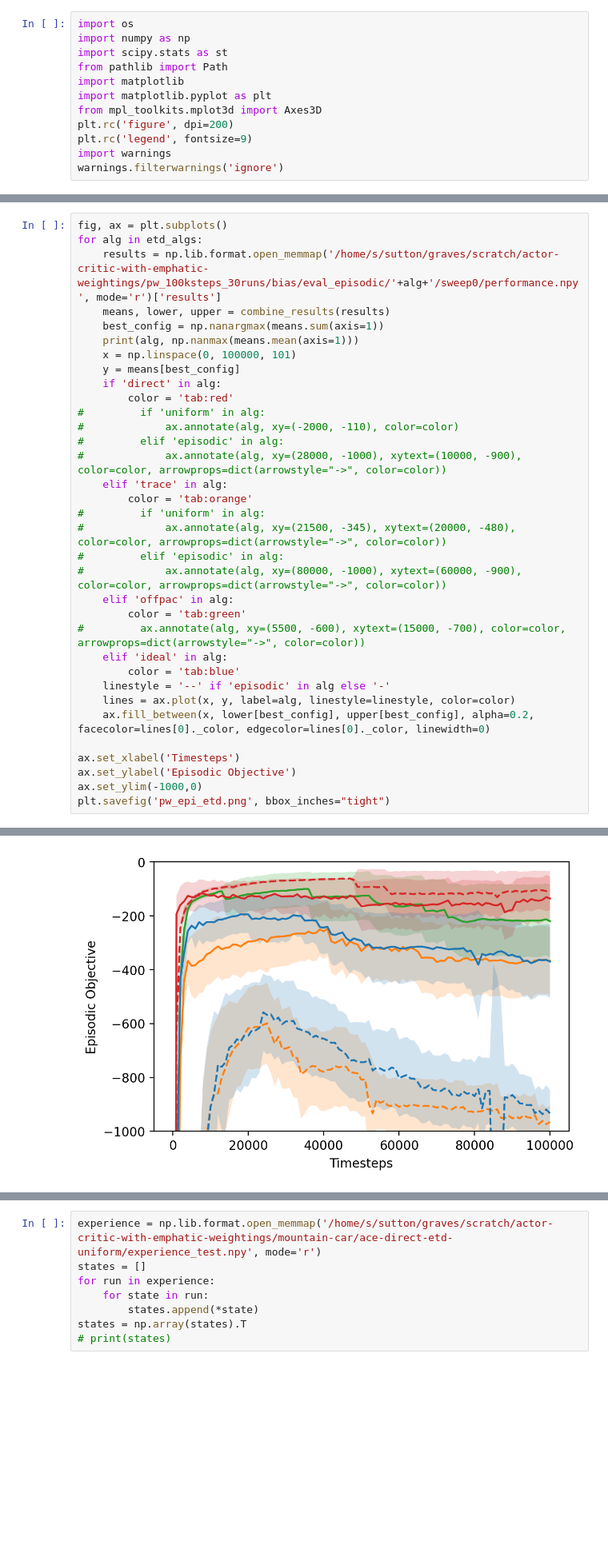
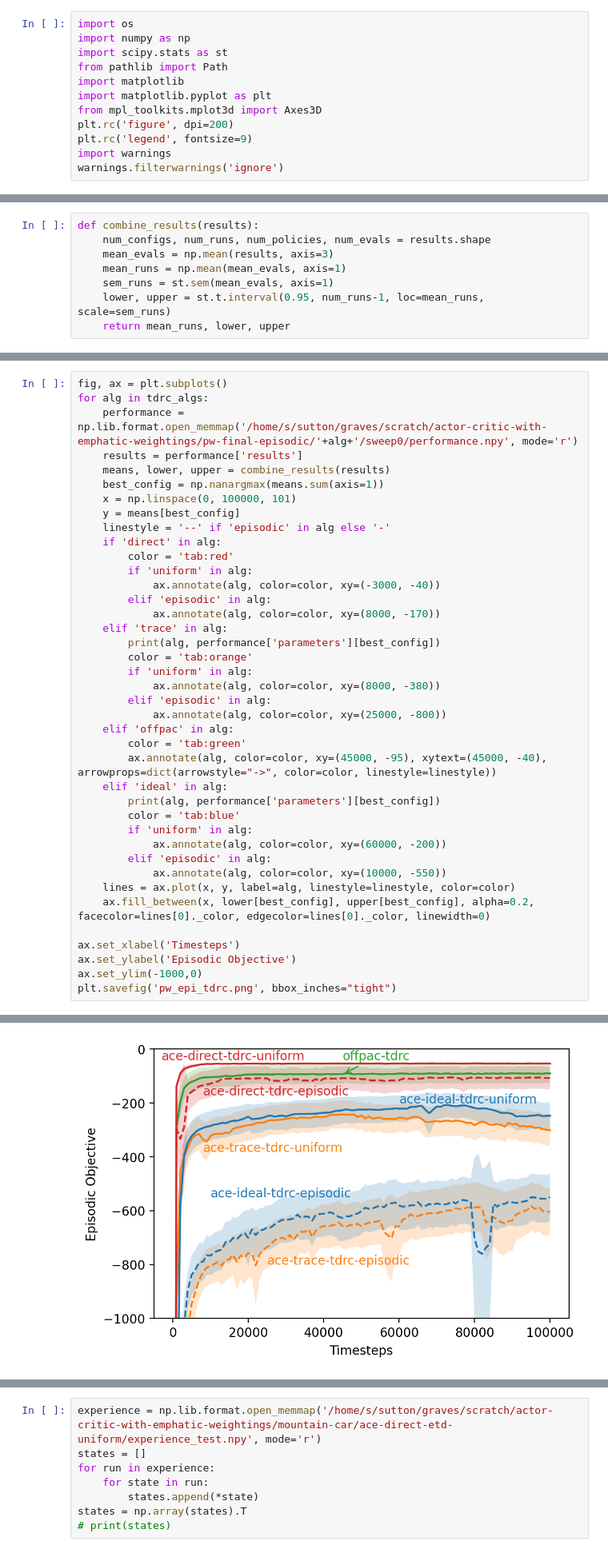
Before and after one commit to gravesec/actor-critic-with-emphatic-weightings, a Jupyter notebook: puddle-world.ipynb, the cells around one changed output, grey strips where cells are left out. Shown at 80% size. Drawn from its saved outputs; the diff is of its cells as text; blank space fills up the shorter version.

```diff
--- a/puddle-world.ipynb
+++ b/puddle-world.ipynb
@@ -38,3 +16,11 @@ def load_results(alg):
+# %%
+def combine_results(results):
+    num_configs, num_runs, num_policies, num_evals = results.shape
+    mean_evals = np.mean(results, axis=3)
+    mean_runs = np.mean(mean_evals, axis=1)
+    sem_runs = st.sem(mean_evals, axis=1)
+    lower, upper = st.t.interval(0.95, num_runs-1, loc=mean_runs, scale=sem_runs)
+    return mean_runs, lower, upper
 # %%
 etd_algs = ['ace-trace-etd-episodic', 'ace-trace-etd-uniform', 'offpac-etd', 'ace-direct-etd-episodic', 'ace-direct-etd-uniform', 'ace-ideal-etd-episodic', 'ace-ideal-etd-uniform']
 tdrc_algs = ['ace-trace-tdrc-episodic', 'ace-trace-tdrc-uniform', 'offpac-tdrc', 'ace-direct-tdrc-episodic', 'ace-direct-tdrc-uniform', 'ace-ideal-tdrc-episodic', 'ace-ideal-tdrc-uniform']
@@ -45,35 +128,41 @@ algs = etd_algs + tdrc_algs
 # %%
 fig, ax = plt.subplots()
-for alg in etd_algs:
-    results = np.lib.format.open_memmap('/home/s/sutton/graves/scratch/actor-critic-with-emphatic-weightings/pw_100ksteps_30runs/bias/eval_episodic/'+alg+'/sweep0/performance.npy', mode='r')['results']
+for alg in tdrc_algs:
+    performance = np.lib.format.open_memmap('/home/s/sutton/graves/scratch/actor-critic-with-emphatic-weightings/pw-final-episodic/'+alg+'/sweep0/performance.npy', mode='r')
+    results = performance['results']
     means, lower, upper = combine_results(results)
     best_config = np.nanargmax(means.sum(axis=1))
-    print(alg, np.nanmax(means.mean(axis=1)))
     x = np.linspace(0, 100000, 101)
     y = means[best_config]
+    linestyle = '--' if 'episodic' in alg else '-'
     if 'direct' in alg:
         color = 'tab:red'
-#         if 'uniform' in alg:
-#             ax.annotate(alg, xy=(-2000, -110), color=color)
-#         elif 'episodic' in alg:
-#             ax.annotate(alg, xy=(28000, -1000), xytext=(10000, -900), color=color, arrowprops=dict(arrowstyle="->", color=color))
+        if 'uniform' in alg:
+            ax.annotate(alg, color=color, xy=(-3000, -40))
+        elif 'episodic' in alg:
+            ax.annotate(alg, color=color, xy=(8000, -170))
     elif 'trace' in alg:
+        print(alg, performance['parameters'][best_config])
         color = 'tab:orange'
-#         if 'uniform' in alg:
-#             ax.annotate(alg, xy=(21500, -345), xytext=(20000, -480), color=color, arrowprops=dict(arrowstyle="->", color=color))
-#         elif 'episodic' in alg:
-#             ax.annotate(alg, xy=(80000, -1000), xytext=(60000, -900), color=color, arrowprops=dict(arrowstyle="->", color=color))
+        if 'uniform' in alg:
+            ax.annotate(alg, color=color, xy=(8000, -380))
+        elif 'episodic' in alg:
+            ax.annotate(alg, color=color, xy=(25000, -800))
     elif 'offpac' in alg:
         color = 'tab:green'
-#         ax.annotate(alg, xy=(5500, -600), xytext=(15000, -700), color=color, arrowprops=dict(arrowstyle="->", color=color))
+        ax.annotate(alg, color=color, xy=(45000, -95), xytext=(45000, -40), arrowprops=dict(arrowstyle="->", color=color, linestyle=linestyle))
     elif 'ideal' in alg:
+        print(alg, performance['parameters'][best_config])
         color = 'tab:blue'
-    linestyle = '--' if 'episodic' in alg else '-'
+        if 'uniform' in alg:
+            ax.annotate(alg, color=color, xy=(60000, -200))
+        elif 'episodic' in alg:
+            ax.annotate(alg, color=color, xy=(10000, -550))
     lines = ax.plot(x, y, label=alg, linestyle=linestyle, color=color)
     ax.fill_between(x, lower[best_config], upper[best_config], alpha=0.2, facecolor=lines[0]._color, edgecolor=lines[0]._color, linewidth=0)
 
 ax.set_xlabel('Timesteps')
 ax.set_ylabel('Episodic Objective')
 ax.set_ylim(-1000,0)
-plt.savefig('pw_epi_etd.png', bbox_inches="tight")
+plt.savefig('pw_epi_tdrc.png', bbox_inches="tight")
 # %% [output]
@@ -87 +173 @@ ace-ideal-etd-uniform -340.3343169406388
-[figure, old version]
+[figure, new version]
```
Also changed, not shown: parts of 24 cells of this notebook, 2 other files.
